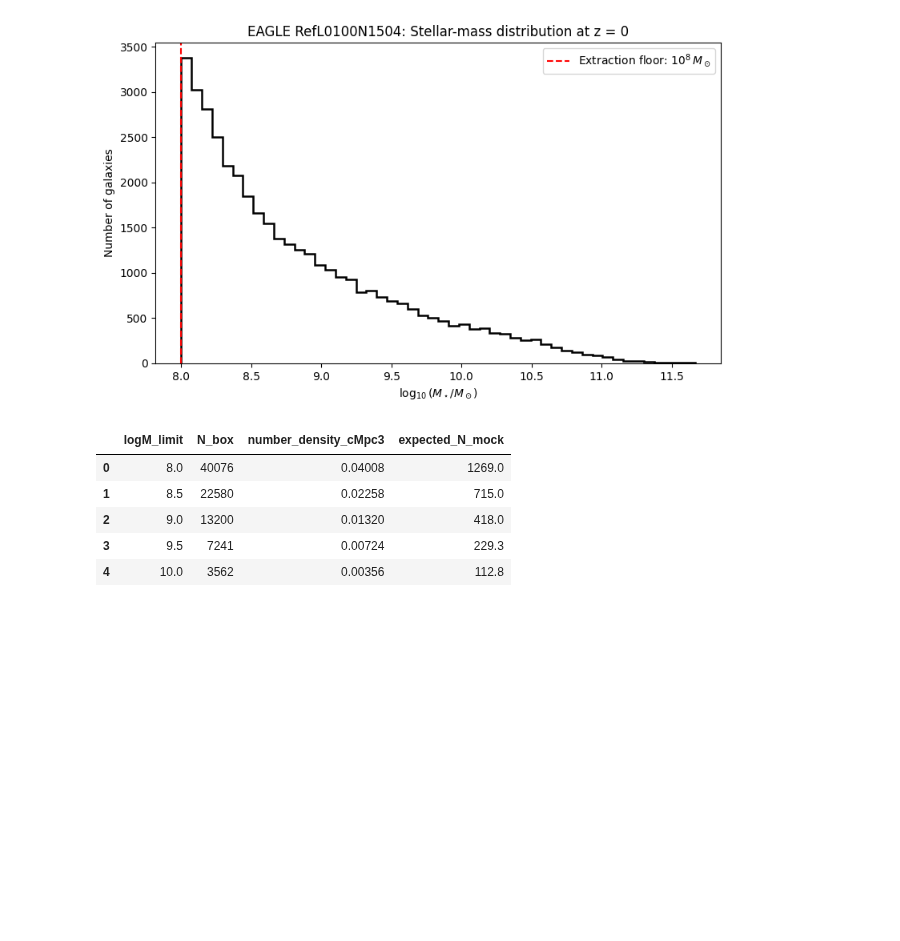
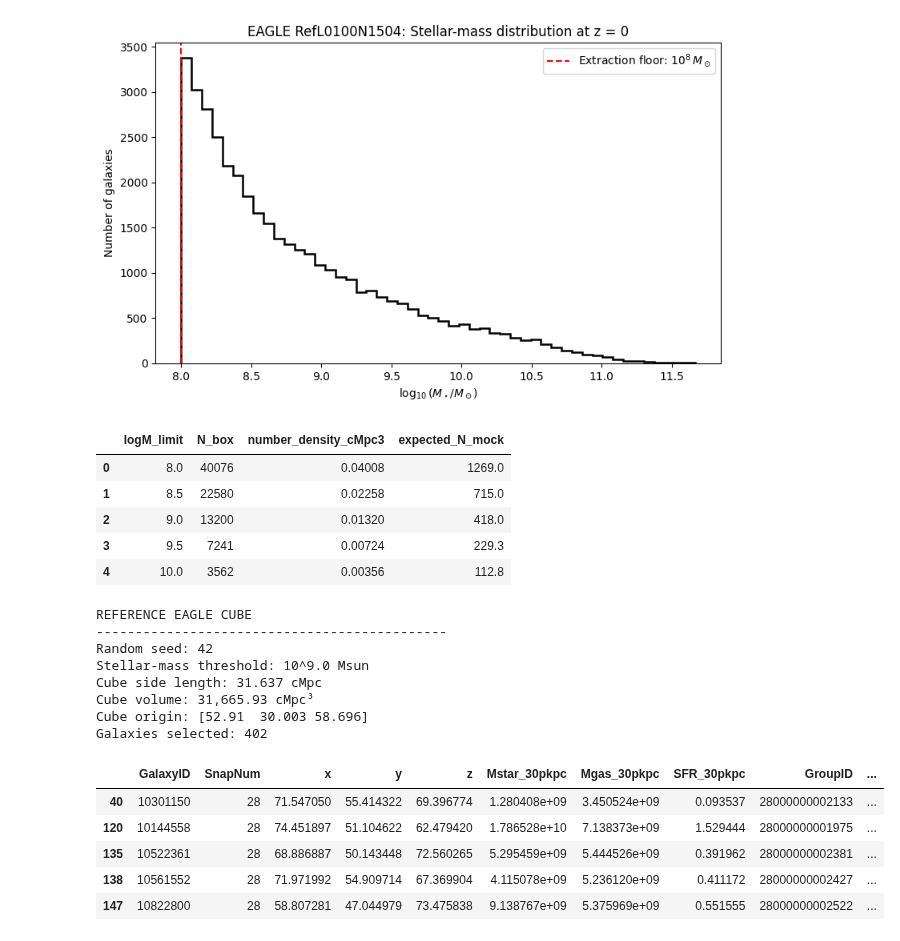
Before and after one commit to saatour/GW170817, a Jupyter notebook: 20261013_EAGLE_simulation_analysis_Chapter6.ipynb, the cells around one changed output. Saved outputs shown, nothing was run; the diff lists cells and outputs as text; code cells hidden in the pictures; blank space fills up the shorter version.

```diff
--- a/20261013_EAGLE_simulation_analysis_Chapter6.ipynb
+++ b/20261013_EAGLE_simulation_analysis_Chapter6.ipynb
@@ -848,3 +848,67 @@ display(
 | 2 | 9.0 | 13200 | 0.01320 | 418.0 |
 | 3 | 9.5 | 7241 | 0.00724 | 229.3 |
 | 4 | 10.0 | 3562 | 0.00356 | 112.8 |
+# %%
+# Provisional primary stellar-mass threshold
+LOG_MASS_MIN = 9.0
+MASS_MIN = 10**LOG_MASS_MIN
+
+# Select galaxies above threshold
+eagle_science = eagle.loc[
+    eagle["Mstar_30pkpc"] >= MASS_MIN
+].copy()
+
+# Fix random seed for reproducibility
+RANDOM_SEED = 42
+rng = np.random.default_rng(RANDOM_SEED)
+
+# Cube side length from GW190814 3D volume
+L = V90**(1 / 3)
+
+# Uniformly position the cube entirely inside
+# the EAGLE simulation box
+cube_origin = rng.uniform(
+    0,
+    BOX_SIZE_CMPC - L,
+    size=3
+)
+
+cube_upper = cube_origin + L
+
+# Select galaxies within the cube
+position_columns = ["x", "y", "z"]
+positions = eagle_science[position_columns].to_numpy()
+
+inside = np.all(
+    (positions >= cube_origin)
+    & (positions < cube_upper),
+    axis=1
+)
+
+reference_cube = eagle_science.loc[inside].copy()
+
+print("REFERENCE EAGLE CUBE")
+print("-" * 45)
+print(f"Random seed: {RANDOM_SEED}")
+print(f"Stellar-mass threshold: 10^{LOG_MASS_MIN:.1f} Msun")
+print(f"Cube side length: {L:.3f} cMpc")
+print(f"Cube volume: {L**3:,.2f} cMpc³")
+print(f"Cube origin: {cube_origin.round(3)}")
+print(f"Galaxies selected: {len(reference_cube):,}")
+
+display(reference_cube.head())
+# %% [output]
+REFERENCE EAGLE CUBE
+---------------------------------------------
+Random seed: 42
+Stellar-mass threshold: 10^9.0 Msun
+Cube side length: 31.637 cMpc
+Cube volume: 31,665.93 cMpc³
+Cube origin: [52.91  30.003 58.696]
+Galaxies selected: 402
+|  | GalaxyID | SnapNum | x | y | z | Mstar_30pkpc | Mgas_30pkpc | SFR_30pkpc | GroupID | ... |
+| 40 | 10301150 | 28 | 71.547050 | 55.414322 | 69.396774 | 1.280408e+09 | 3.450524e+09 | 0.093537 | 28000000002133 | ... |
+| 120 | 10144558 | 28 | 74.451897 | 51.104622 | 62.479420 | 1.786528e+10 | 7.138373e+09 | 1.529444 | 28000000001975 | ... |
+| 135 | 10522361 | 28 | 68.886887 | 50.143448 | 72.560265 | 5.295459e+09 | 5.444526e+09 | 0.391962 | 28000000002381 | ... |
+| 138 | 10561552 | 28 | 71.971992 | 54.909714 | 67.369904 | 4.115078e+09 | 5.236120e+09 | 0.411172 | 28000000002427 | ... |
+| 147 | 10822800 | 28 | 58.807281 | 47.044979 | 73.475838 | 9.138767e+09 | 5.375969e+09 | 0.551555 | 28000000002522 | ... |
```
Also changed, not shown: parts of 2 cells of this notebook.
